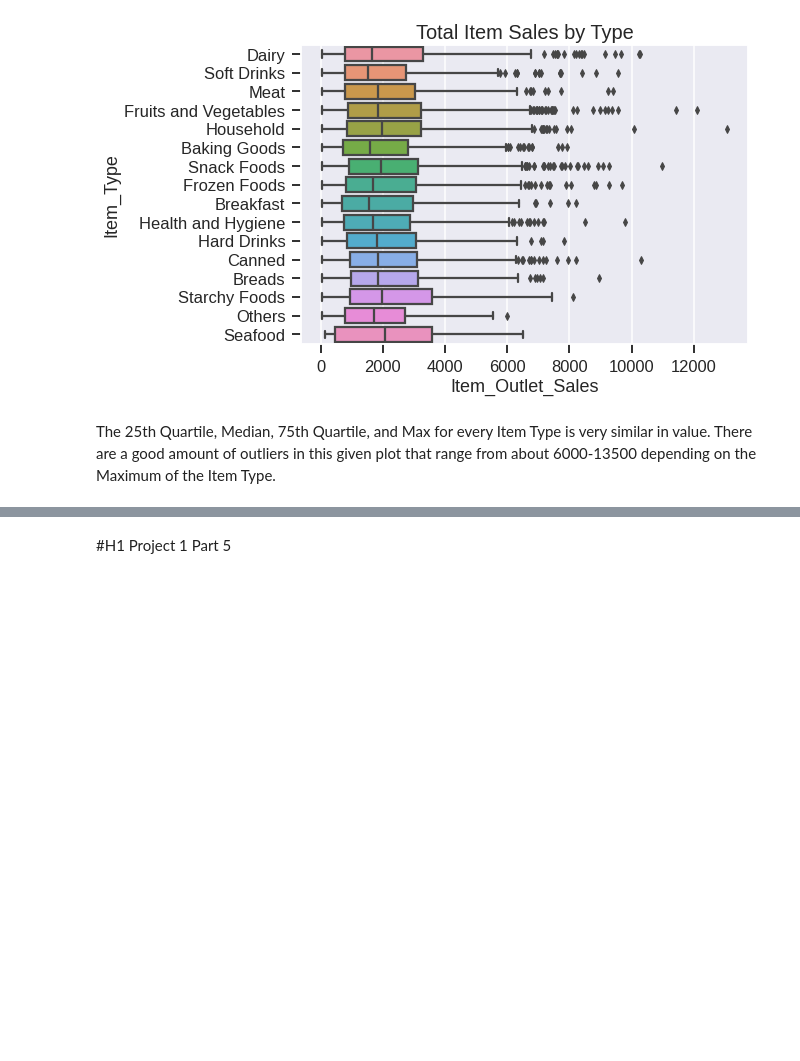
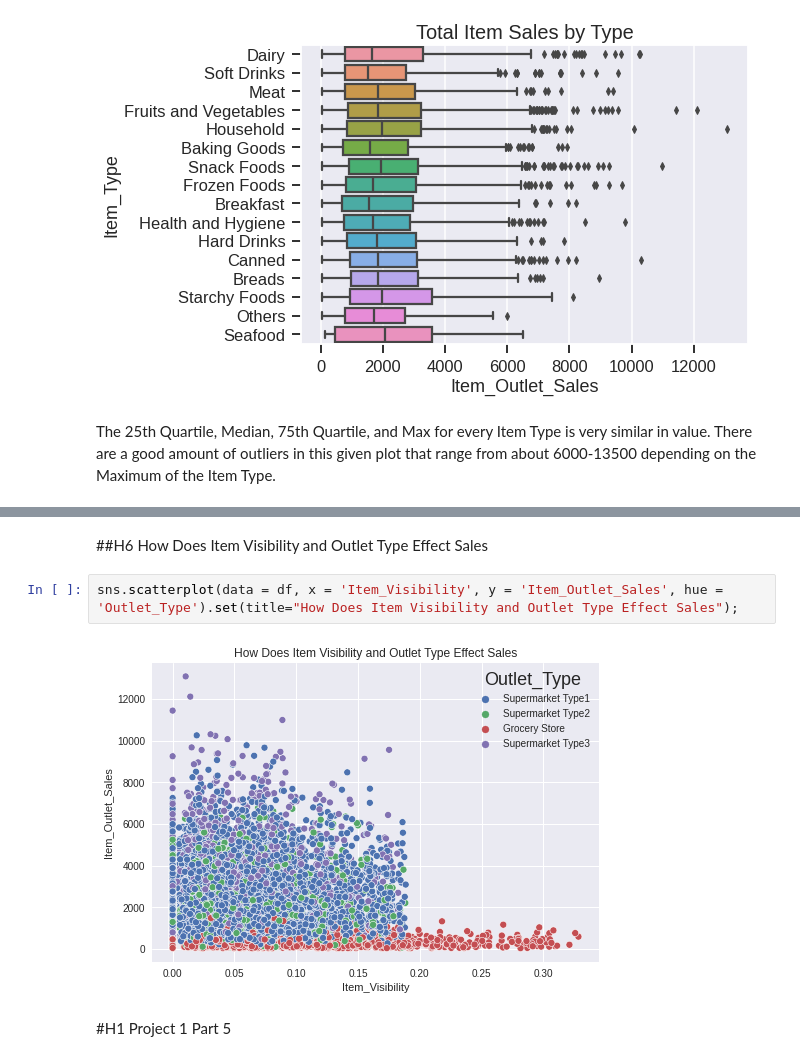
Before and after one commit to npipal/food-sales-predictions, a Jupyter notebook: Final_Food_Sales_Predictions_NickPipal.ipynb, the cells around one changed output, grey strips where cells are left out. Cells and saved outputs as stored; diff of their text form; blank space fills up the shorter version.

```diff
--- a/Final_Food_Sales_Predictions_NickPipal.ipynb
+++ b/Final_Food_Sales_Predictions_NickPipal.ipynb
@@ -337,3 +337,9 @@ The 25th Quartile, Median, 75th Quartile, and Max for every Item Type is very si
+# %% [markdown]
+##H6 How Does Item Visibility and Outlet Type Effect Sales
+# %%
+sns.scatterplot(data = df, x = 'Item_Visibility', y = 'Item_Outlet_Sales', hue = 'Outlet_Type').set(title="How Does Item Visibility and Outlet Type Effect Sales");
+# %% [output]
+[figure, added]
 # %% [markdown]
 #H1 Project 1 Part 5
 # %%
```
Also changed, not shown: parts of 6 cells of this notebook.
